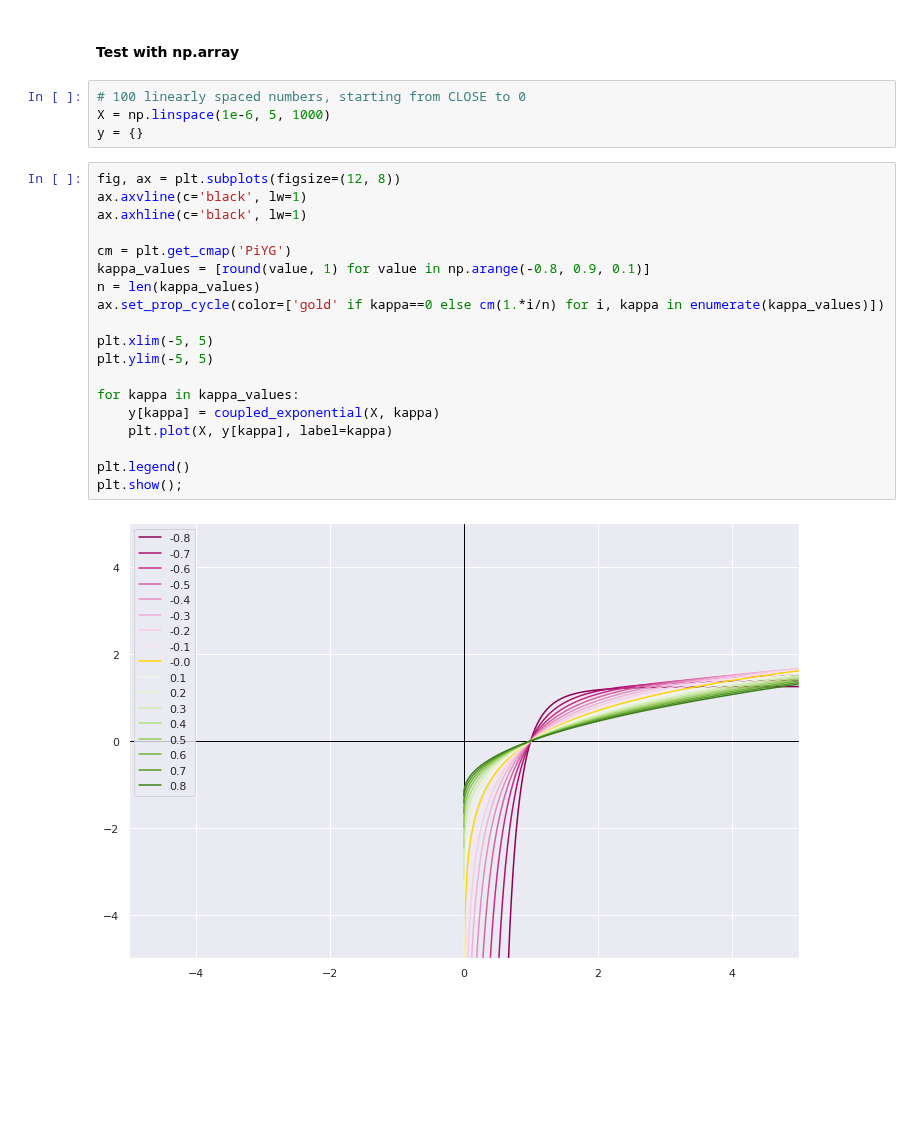
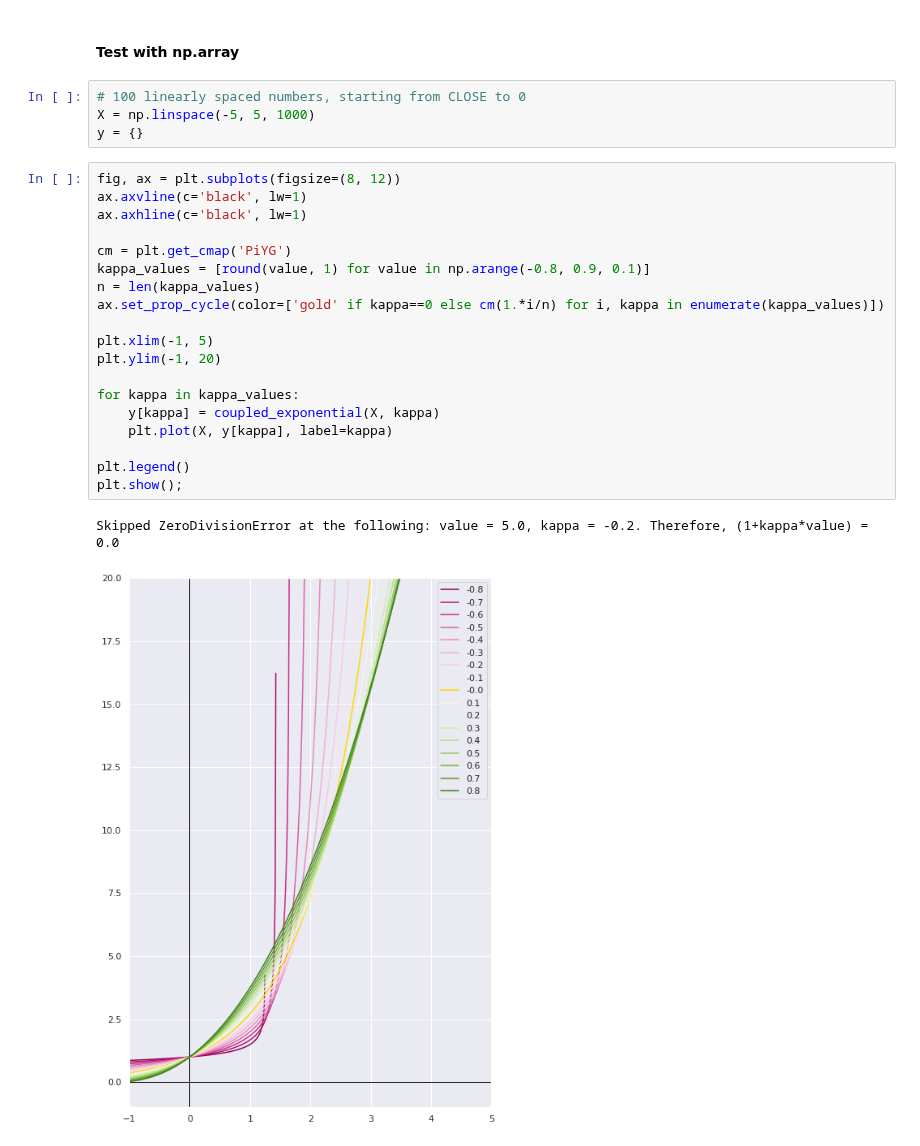
Before and after one commit to Photrek/Nonlinear-Statistical-Coupling, a Jupyter notebook: workspace/kevin/function_scrapwork.ipynb, the cells around one changed output. Drawn from its saved outputs; the diff is of its cells as text; blank space fills up the shorter version.

Commit message:
Fixed coupled_exponential function so that take in value of ndarray.

```diff
--- a/workspace/kevin/function_scrapwork.ipynb
+++ b/workspace/kevin/function_scrapwork.ipynb
@@ -171,26 +142,27 @@ coupled_exponential(X, kappa)
 #### Test with np.array
 # %%
 # 100 linearly spaced numbers, starting from CLOSE to 0
-X = np.linspace(1e-6, 5, 1000)
+X = np.linspace(-5, 5, 1000)
 y = {}
 # %%
-fig, ax = plt.subplots(figsize=(12, 8))
+fig, ax = plt.subplots(figsize=(8, 12))
 ax.axvline(c='black', lw=1)
 ax.axhline(c='black', lw=1)
 
 cm = plt.get_cmap('PiYG')
 kappa_values = [round(value, 1) for value in np.arange(-0.8, 0.9, 0.1)]
 n = len(kappa_values)
 ax.set_prop_cycle(color=['gold' if kappa==0 else cm(1.*i/n) for i, kappa in enumerate(kappa_values)])
 
-plt.xlim(-5, 5)
-plt.ylim(-5, 5)
+plt.xlim(-1, 5)
+plt.ylim(-1, 20)
 
 for kappa in kappa_values:
     y[kappa] = coupled_exponential(X, kappa)
     plt.plot(X, y[kappa], label=kappa)
 
 plt.legend()
 plt.show();
 # %% [output]
+Skipped ZeroDivisionError at the following: value = 5.0, kappa = -0.2. Therefore, (1+kappa*value) = 0.0
-[figure, old version]
+[figure, new version]
```
Also changed, not shown: parts of 2 cells of this notebook, 2 other files.
